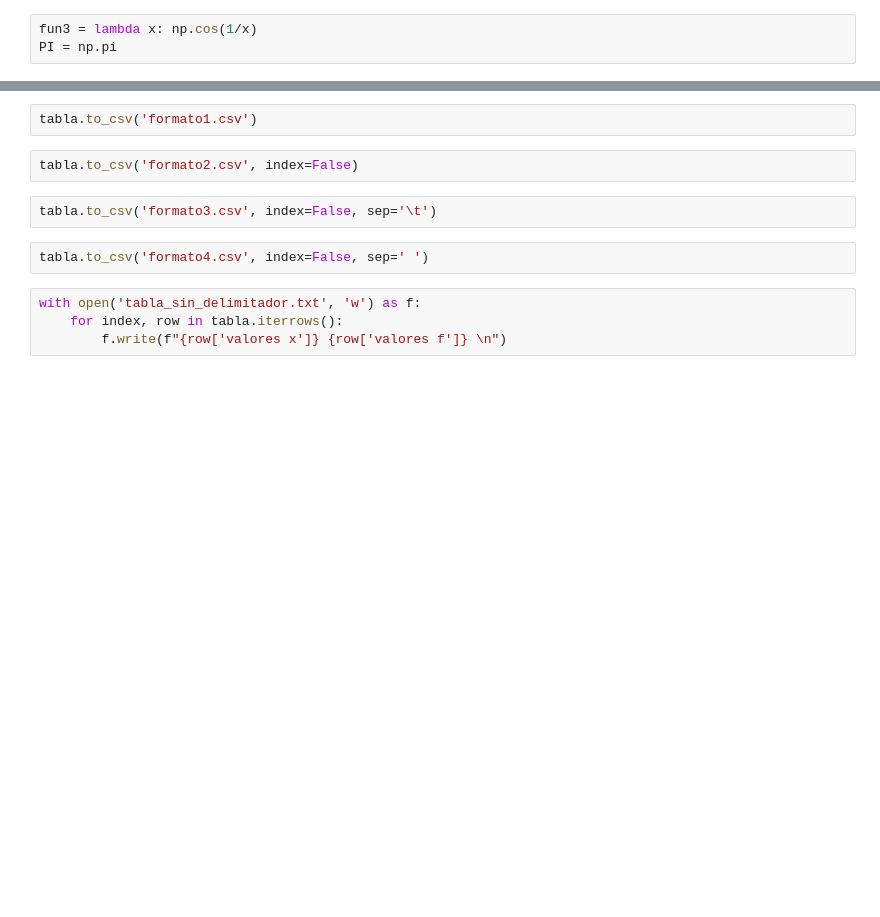
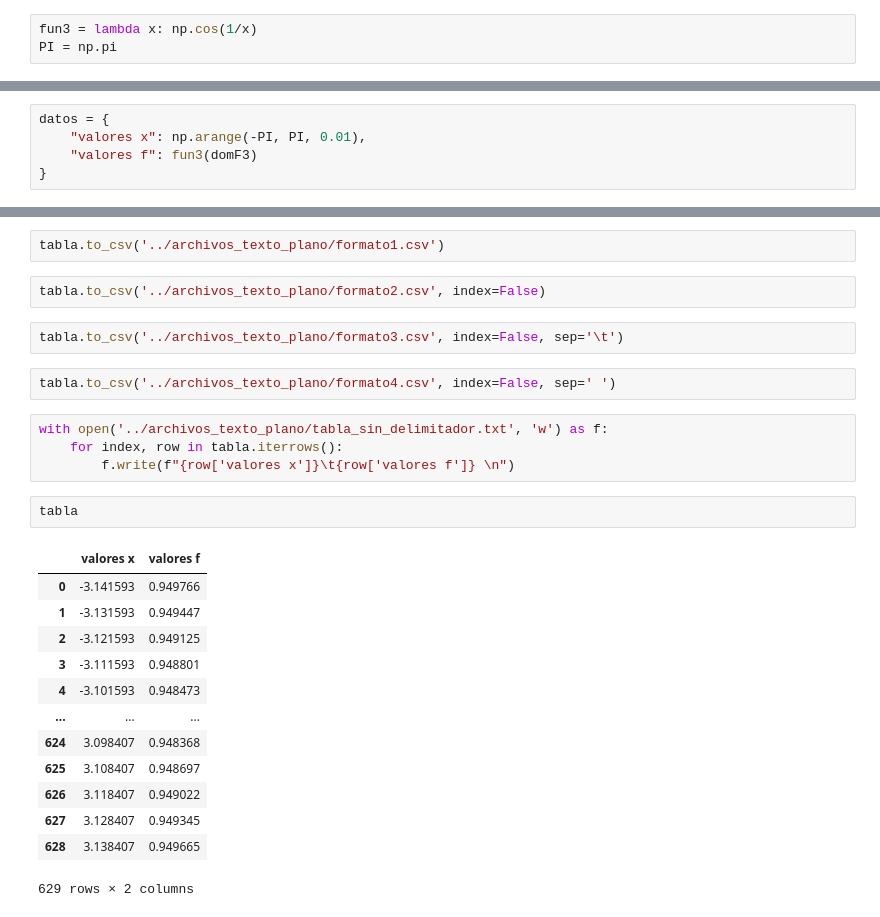
Before and after one commit to ENES-Merida/taller-de-investigacion-en-ciencias-ambientales-I, a Jupyter notebook: material_del_curso/elementos_de_programacion.ipynb, the cells around one changed output, grey strips where cells are left out. Saved outputs shown, nothing was run; the diff lists cells and outputs as text; blank space fills up the shorter version.

```diff
--- a/material_del_curso/elementos_de_programacion.ipynb
+++ b/material_del_curso/elementos_de_programacion.ipynb
@@ -1884,0 +1933,5 @@ print(tabla)
+# %%
+datos = {
+    "valores x": np.arange(-PI, PI, 0.01),
+    "valores f": fun3(domF3)
+}
@@ -1902,14 +1982,30 @@ plt.axvline(0, color='green',linewidth=1)
 <matplotlib.lines.Line2D at 0x...>
 [figure]
 # %%
-tabla.to_csv('formato1.csv')
+tabla.to_csv('../archivos_texto_plano/formato1.csv')
 # %%
-tabla.to_csv('formato2.csv', index=False)
+tabla.to_csv('../archivos_texto_plano/formato2.csv', index=False)
 # %%
-tabla.to_csv('formato3.csv', index=False, sep='\t')
+tabla.to_csv('../archivos_texto_plano/formato3.csv', index=False, sep='\t')
 # %%
-tabla.to_csv('formato4.csv', index=False, sep=' ')
+tabla.to_csv('../archivos_texto_plano/formato4.csv', index=False, sep=' ')
 # %%
-with open('tabla_sin_delimitador.txt', 'w') as f:
+with open('../archivos_texto_plano/tabla_sin_delimitador.txt', 'w') as f:
     for index, row in tabla.iterrows():
-        f.write(f"{row['valores x']} {row['valores f']} \n")
+        f.write(f"{row['valores x']}\t{row['valores f']} \n")
+# %%
+tabla
+# %% [output]
+|  | valores x | valores f |
+| 0 | -3.141593 | 0.949766 |
+| 1 | -3.131593 | 0.949447 |
+| 2 | -3.121593 | 0.949125 |
+| 3 | -3.111593 | 0.948801 |
+| 4 | -3.101593 | 0.948473 |
+| ... | ... | ... |
+| 624 | 3.098407 | 0.948368 |
+| 625 | 3.108407 | 0.948697 |
+| 626 | 3.118407 | 0.949022 |
+| 627 | 3.128407 | 0.949345 |
+| 628 | 3.138407 | 0.949665 |
+629 rows × 2 columns
```
Also changed, not shown: parts of 26 cells of this notebook, 5 other files.
